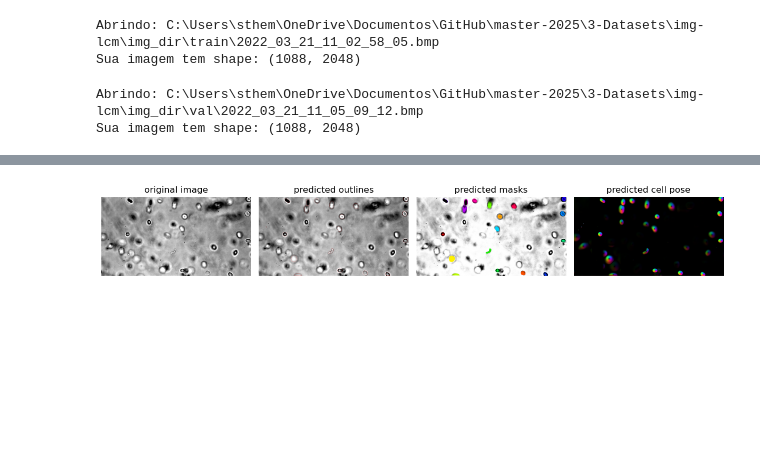
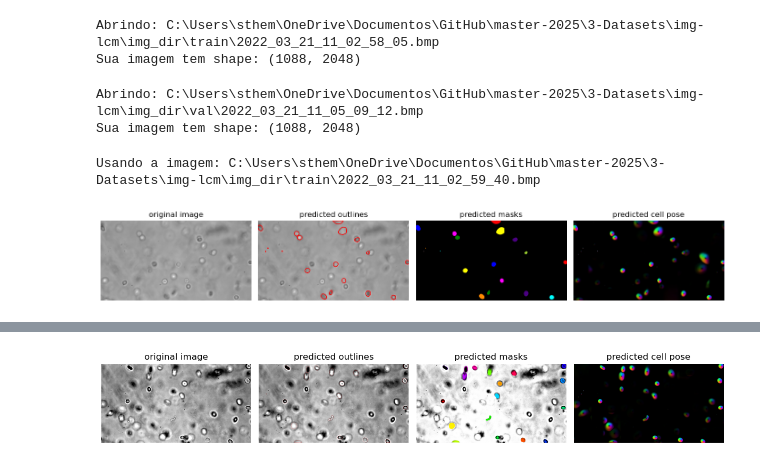
Before and after one commit to sthemonica/master-2025, a Jupyter notebook: 4-redes/0.mask-generator/cellpose/cellpose.ipynb, the cells around one changed output, grey strips where cells are left out. Drawn from its saved outputs; the diff is of its cells as text; code cells hidden in the pictures; blank space fills up the shorter version.

```diff
--- a/4-redes/0.mask-generator/cellpose/cellpose.ipynb
+++ b/4-redes/0.mask-generator/cellpose/cellpose.ipynb
@@ -162,3 +163,57 @@ def checking_images(files, first_channel='0', second_channel='1', third_channel=
     plot.show_segmentation(fig, img_selected_channels, masks, flows[0])
     plt.tight_layout()
     plt.show()
+# %%
+from pathlib import Path
+import numpy as np
+import matplotlib.pyplot as plt
+from skimage import io
+from skimage.measure import find_contours
+from skimage.color import label2rgb
+from cellpose import plot
+
+img_path = Path(r"C:\Users\sthem\OneDrive\Documentos\GitHub\master-2025\3-Datasets\img-lcm\img_dir\train\2022_03_21_11_02_59_40.bmp")
+print("Usando a imagem:", img_path)
+
+img = io.imread(img_path)
+
+masks, flows, styles = model.eval(img, batch_size=1)
+
+fig, axes = plt.subplots(1, 4, figsize=(14, 4))
+
+# (1) original
+axes[0].imshow(img, cmap="gray")
+axes[0].set_title("original image")
+axes[0].axis("off")
+
+# (2) outlines
+axes[1].imshow(img, cmap="gray")
+for m_id in np.unique(masks):
+    if m_id == 0:
+        continue
+    contours = find_contours(masks == m_id, 0.5)
+    for c in contours:
+        axes[1].plot(c[:, 1], c[:, 0], color='red', linewidth=1)
+axes[1].set_title("predicted outlines")
+axes[1].axis("off")
+
+# (3) masks coloridas
+mask_rgb = label2rgb(masks, bg_label=0, bg_color=(0, 0, 0))
+axes[2].imshow(mask_rgb)
+axes[2].set_title("predicted masks")
+axes[2].axis("off")
+
+# (4) predicted cell pose – usa diretamente flows[0], que já é RGB
+flow_rgb = flows[0]          # shape (H, W, 3), uint8
+flow_rgb = flow_rgb / 255.0  # normaliza pra 0–1 só pra ficar bonito no plt
+
+axes[3].imshow(flow_rgb)
+axes[3].set_title("predicted cell pose")
+axes[3].axis("off")
+
+plt.tight_layout()
+plt.savefig("example_cellpose_fixed.png", dpi=300, bbox_inches="tight")
+plt.show()
+# %% [output]
+Usando a imagem: C:\Users\sthem\OneDrive\Documentos\GitHub\master-2025\3-Datasets\img-lcm\img_dir\train\2022_03_21_11_02_59_40.bmp
+[figure, added]
```
Also changed, not shown: parts of 4 cells of this notebook, 6 other files.
